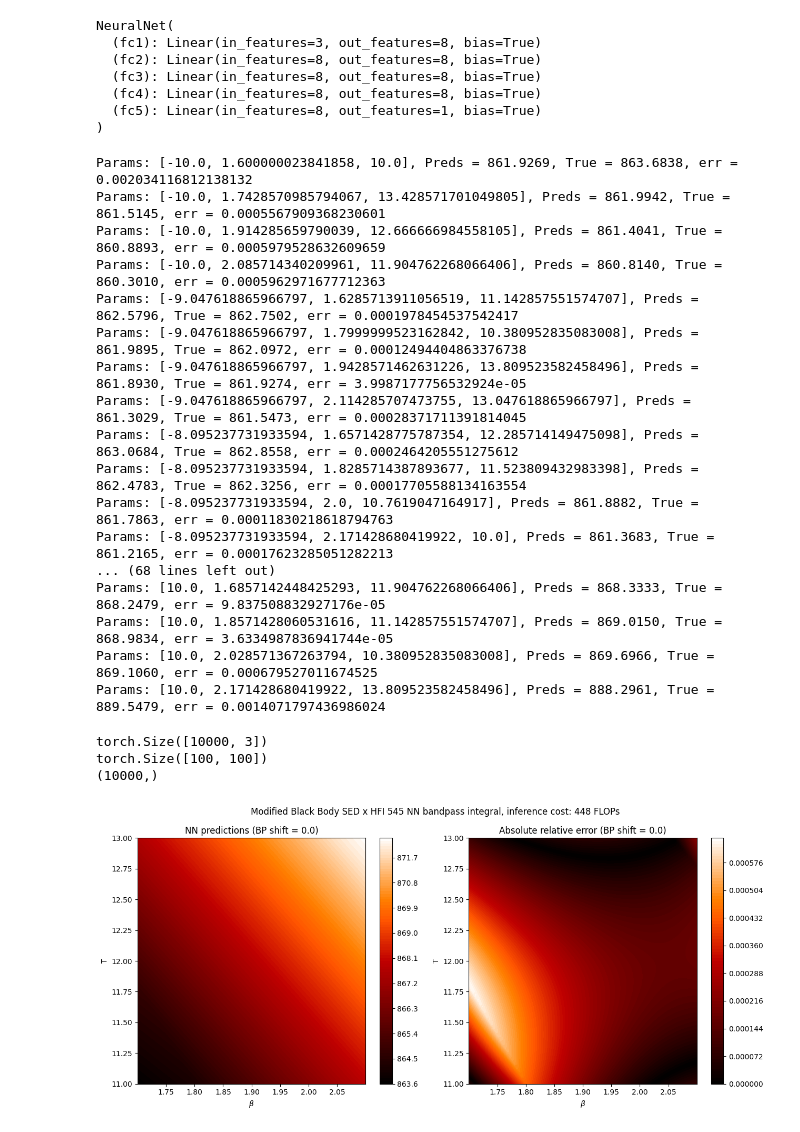
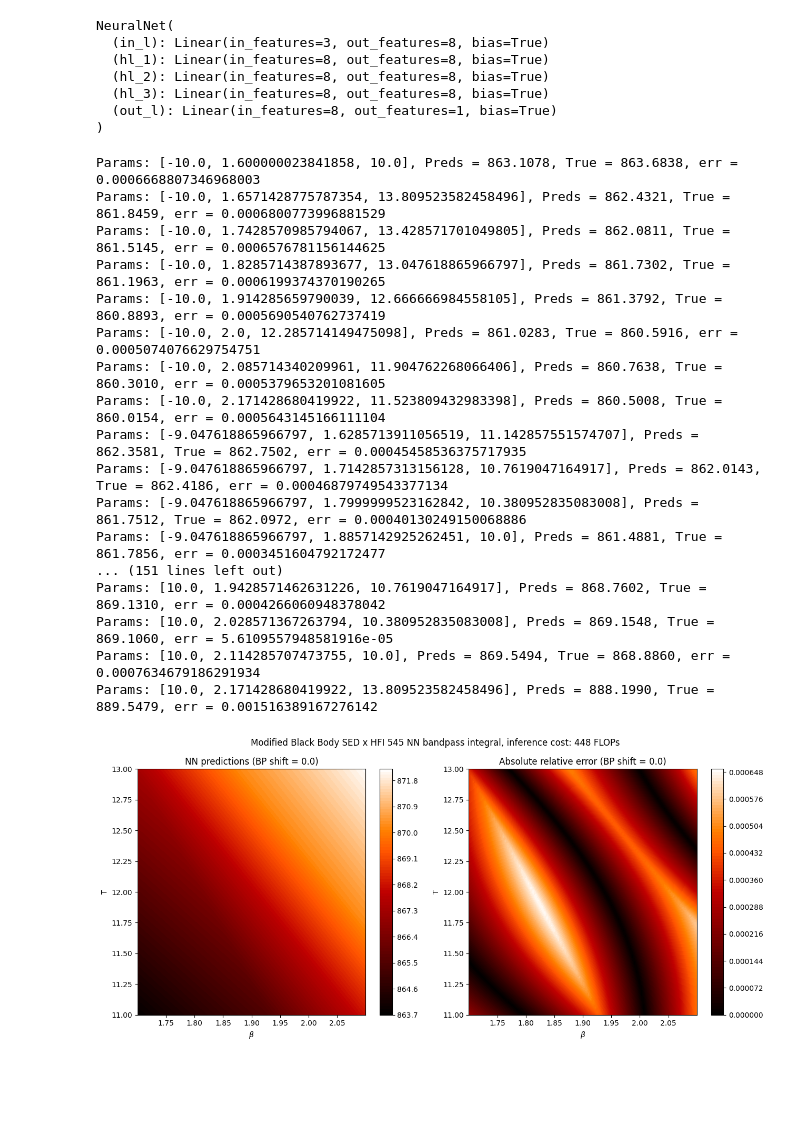
Before and after one commit to LeeoBianchi/BandpassNN, a Jupyter notebook: BandpassNN.ipynb, the cells around one changed output. Drawn from its saved outputs; the diff is of its cells as text; code cells hidden in the pictures; blank space fills up the shorter version.

Commit message:
multi plot and start building wrapper class

```diff
--- a/BandpassNN.ipynb
+++ b/BandpassNN.ipynb
@@ -208,18 +299,18 @@ if True:
 #Evaluation on the Test Set
 
 model = NeuralNet()    # instantiate architecture first
-model_setup_dict = torch.load('bandpass_NN_v1.pth', map_location=device)
+model_setup_dict = torch.load('bandpass_NN_v3.pth', map_location=device)
 model.load_state_dict(model_setup_dict['model_state_dict'])
 y_std, y_mean = model_setup_dict['y_std'], model_setup_dict['y_mean']
 model.to(device)
 model.eval()
 # %% [output]
 NeuralNet(
-  (fc1): Linear(in_features=3, out_features=8, bias=True)
-  (fc2): Linear(in_features=8, out_features=8, bias=True)
-  (fc3): Linear(in_features=8, out_features=8, bias=True)
-  (fc4): Linear(in_features=8, out_features=8, bias=True)
-  (fc5): Linear(in_features=8, out_features=1, bias=True)
+  (in_l): Linear(in_features=3, out_features=8, bias=True)
+  (hl_1): Linear(in_features=8, out_features=8, bias=True)
+  (hl_2): Linear(in_features=8, out_features=8, bias=True)
+  (hl_3): Linear(in_features=8, out_features=8, bias=True)
+  (out_l): Linear(in_features=8, out_features=1, bias=True)
 )
 # %%
 with torch.no_grad():
@@ -227,8 +318,8 @@ with torch.no_grad():
     errs = []
     total_val_loss = 0
     for X_batch, y_batch in test_loader:
-        X_batch = X_batch.to(device)  # move inputs to GPU
-        y_batch = y_batch.to(device)  # move targets to GPU
+        X_batch = X_batch #.to(device)  # move inputs to GPU
+        y_batch = y_batch #.to(device)  # move targets to GPU
         X_b0 = X_batch[0]
         pred_norm = model(X_b0)
         pred = pred_norm * y_std + y_mean           # denormalize output
@@ -238,26 +329,26 @@ with torch.no_grad():
         loss  = criterion(pred, y_batch)
         total_val_loss += loss.item() * len(y_batch)
 # %% [output]
-Params: [-10.0, 1.600000023841858, 10.0], Preds = 861.9269, True = 863.6838, err = 0.002034116812138132
-Params: [-10.0, 1.7428570985794067, 13.428571701049805], Preds = 861.9942, True = 861.5145, err = 0.0005567909368230601
-Params: [-10.0, 1.914285659790039, 12.666666984558105], Preds = 861.4041, True = 860.8893, err = 0.0005979528632609659
-Params: [-10.0, 2.085714340209961, 11.904762268066406], Preds = 860.8140, True = 860.3010, err = 0.0005962971677712363
-Params: [-9.047618865966797, 1.6285713911056519, 11.142857551574707], Preds = 862.5796, True = 862.7502, err = 0.0001978454537542417
-Params: [-9.047618865966797, 1.7999999523162842, 10.380952835083008], Preds = 861.9895, True = 862.0972, err = 0.00012494404863376738
-Params: [-9.047618865966797, 1.9428571462631226, 13.809523582458496], Preds = 861.8930, True = 861.9274, err = 3.9987177756532924e-05
-Params: [-9.047618865966797, 2.114285707473755, 13.047618865966797], Preds = 861.3029, True = 861.5473, err = 0.00028371711391814045
-Params: [-8.095237731933594, 1.6571428775787354, 12.285714149475098], Preds = 863.0684, True = 862.8558, err = 0.0002464205551275612
-Params: [-8.095237731933594, 1.8285714387893677, 11.523809432983398], Preds = 862.4783, True = 862.3256, err = 0.00017705588134163554
-Params: [-8.095237731933594, 2.0, 10.7619047164917], Preds = 861.8882, True = 861.7863, err = 0.00011830218618794763
-Params: [-8.095237731933594, 2.171428680419922, 10.0], Preds = 861.3683, True = 861.2165, err = 0.00017623285051282213
-... (68 lines left out)
-Params: [10.0, 1.6857142448425293, 11.904762268066406], Preds = 868.3333, True = 868.2479, err = 9.837508832927176e-05
-Params: [10.0, 1.8571428060531616, 11.142857551574707], Preds = 869.0150, True = 868.9834, err = 3.6334987836941744e-05
-Params: [10.0, 2.028571367263794, 10.380952835083008], Preds = 869.6966, True = 869.1060, err = 0.000679527011674525
-Params: [10.0, 2.171428680419922, 13.809523582458496], Preds = 888.2961, True = 889.5479, err = 0.0014071797436986024
+Params: [-10.0, 1.600000023841858, 10.0], Preds = 863.1078, True = 863.6838, err = 0.0006668807346968003
+Params: [-10.0, 1.6571428775787354, 13.809523582458496], Preds = 862.4321, True = 861.8459, err = 0.0006800773996881529
+Params: [-10.0, 1.7428570985794067, 13.428571701049805], Preds = 862.0811, True = 861.5145, err = 0.0006576781156144625
+Params: [-10.0, 1.8285714387893677, 13.047618865966797], Preds = 861.7302, True = 861.1963, err = 0.0006199374370190265
+Params: [-10.0, 1.914285659790039, 12.666666984558105], Preds = 861.3792, True = 860.8893, err = 0.0005690540762737419
+Params: [-10.0, 2.0, 12.285714149475098], Preds = 861.0283, True = 860.5916, err = 0.0005074076629754751
+Params: [-10.0, 2.085714340209961, 11.904762268066406], Preds = 860.7638, True = 860.3010, err = 0.0005379653201081605
+Params: [-10.0, 2.171428680419922, 11.523809432983398], Preds = 860.5008, True = 860.0154, err = 0.0005643145166111104
+Params: [-9.047618865966797, 1.6285713911056519, 11.142857551574707], Preds = 862.3581, True = 862.7502, err = 0.00045458536375717935
+Params: [-9.047618865966797, 1.7142857313156128, 10.7619047164917], Preds = 862.0143, True = 862.4186, err = 0.00046879749543377134
+Params: [-9.047618865966797, 1.7999999523162842, 10.380952835083008], Preds = 861.7512, True = 862.0972, err = 0.00040130249150068886
+Params: [-9.047618865966797, 1.8857142925262451, 10.0], Preds = 861.4881, True = 861.7856, err = 0.0003451604792172477
+... (151 lines left out)
+Params: [10.0, 1.9428571462631226, 10.7619047164917], Preds = 868.7602, True = 869.1310, err = 0.0004266060948378042
+Params: [10.0, 2.028571367263794, 10.380952835083008], Preds = 869.1548, True = 869.1060, err = 5.6109557948581916e-05
+Params: [10.0, 2.114285707473755, 10.0], Preds = 869.5494, True = 868.8860, err = 0.0007634679186291934
+Params: [10.0, 2.171428680419922, 13.809523582458496], Preds = 888.1990, True = 889.5479, err = 0.001516389167276142
 # %%
 samp_intervals = {
-    "BP_shift":(-10., 10.),
+    "BP_shift":(-8., 8.),
     "Beta":(1.7, 2.1),
     "T":(11., 13.)
 }
@@ -282,51 +373,42 @@ X_grid = torch.stack([
 model.eval()
 
 # Run in batches to avoid memory issues on large grids
-batch_size = 1024
 all_true = []
 with torch.no_grad():
     preds_grid = model(X_grid) * y_std + y_mean
     for b in range(len(X_grid)):
-        all_true.append(integral(bp_s_fixed, X_grid[b][1].item(), X_grid[b][2].item(), bp_dat))
+        all_true.append(integral(X_grid[b][0].item(), X_grid[b][1].item(), X_grid[b][2].item(), bp_dat))
 
 preds_grid = preds_grid.reshape((N_vals,N_vals))
-
-print(X_grid.shape)
-print(preds_grid.shape)
-print(np.array(all_true).shape)
 trues_grid=np.array(all_true).reshape((N_vals,N_vals))
-
 
 #Plot
 fig, ax = plt.subplots(1, 2, figsize=(13, 6))
-fig.suptitle(f"Modified Black Body SED x HFI 545 NN bandpass integral, inference cost: {model.FLOPs_count()} FLOPs")
+fig.suptitle(f"Modified Black Body SED x HFI 545 NN bandpass integral, inference cost: {model.flops} FLOPs")
 cf = ax[0].contourf(
     grid_b.numpy(),         # x axis  shape: (100, 100)
     grid_t.numpy(),         # y axis  shape: (100, 100)
     preds_grid,             # values  shape: (100, 100)
     levels=100,             # number of color bands
     cmap='gist_heat'         # colormap
 )
 plt.colorbar(cf, ax=ax[0])
 ax[0].set_xlabel(r'$\beta$')
 ax[0].set_ylabel('T')
 ax[0].set_title(f'NN predictions (BP shift = {bp_s_fixed})')
 
 cf = ax[1].contourf(
     grid_b.numpy(),       # x axis  shape: (100, 100)
     grid_t.numpy(),       # y axis  shape: (100, 100)
     np.abs(preds_grid - trues_grid)/trues_grid,    # values  shape: (100, 100)
     levels=100,             # number of color bands
     cmap='gist_heat'         # colormap
 )
 plt.colorbar(cf, ax=ax[1])
 ax[1].set_xlabel(r'$\beta$')
 ax[1].set_ylabel('T')
 ax[1].set_title(f'Absolute relative error (BP shift = {bp_s_fixed})')
 plt.tight_layout()
 plt.show()
 # %% [output]
-torch.Size([10000, 3])
-torch.Size([100, 100])
-(10000,)
-[figure, old version]
+[figure, new version]
```
Also changed, not shown: parts of 6 cells of this notebook, 3 other files.
